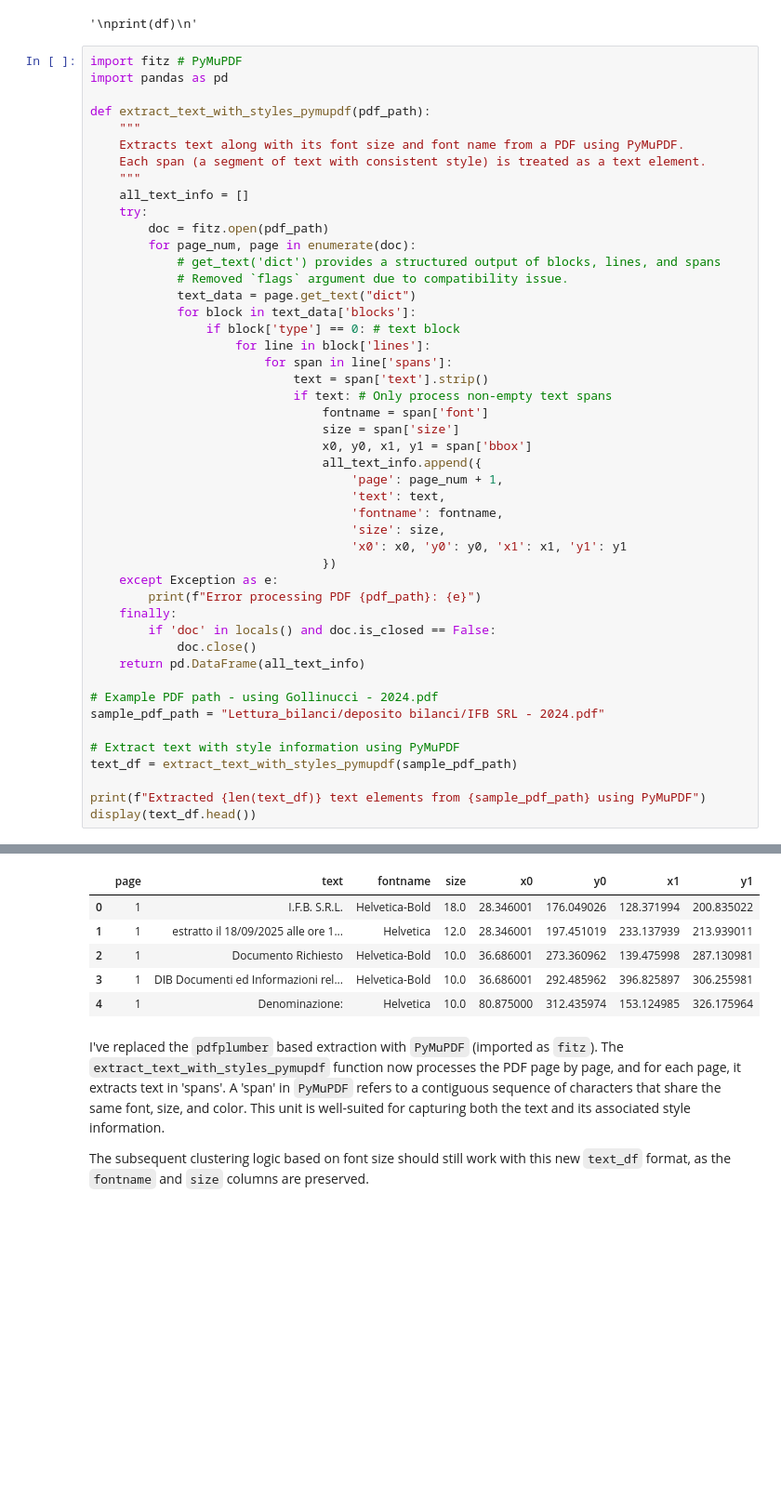
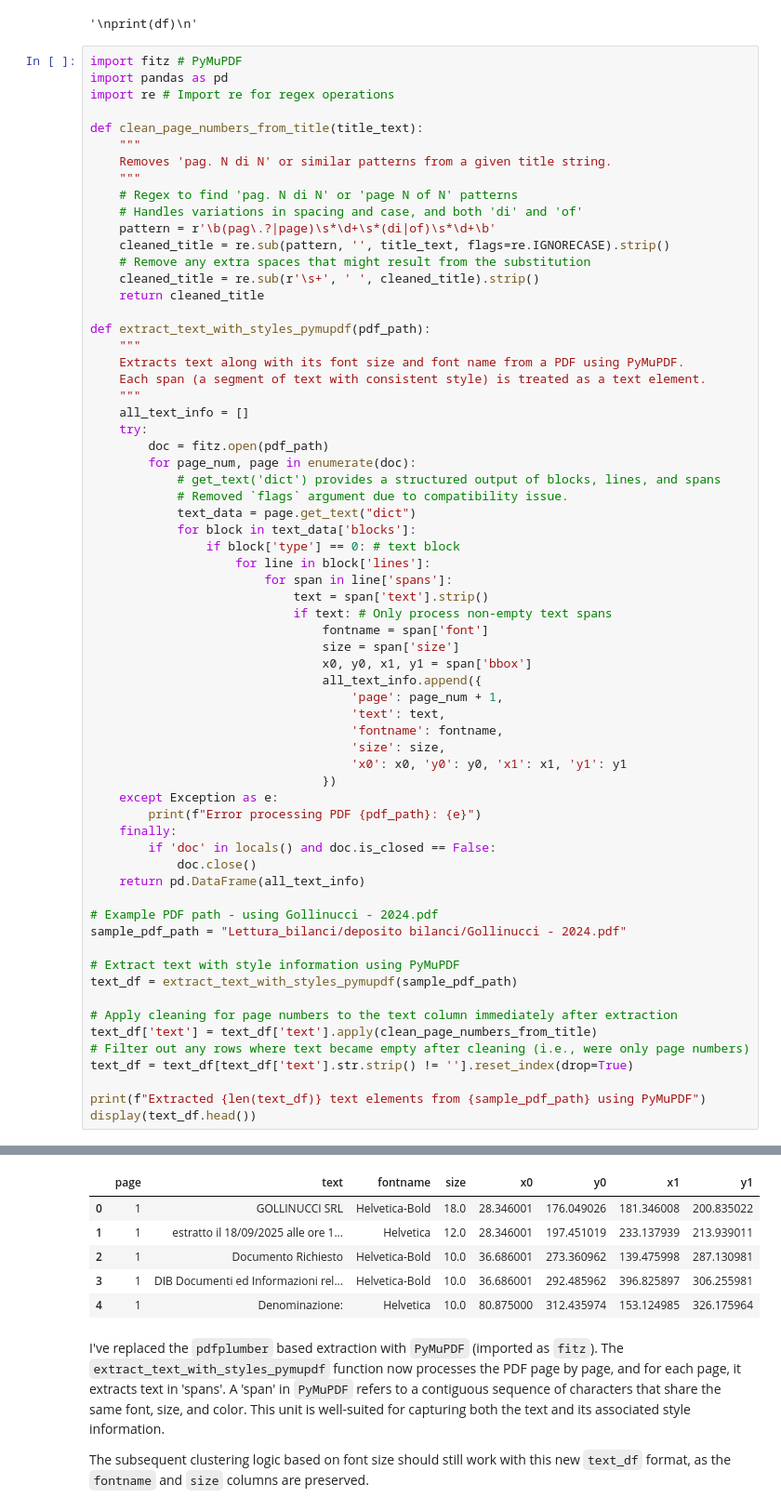
Before and after one commit to Nick97382000/Lettura_bilanci, a Jupyter notebook: Lettura bilanci.ipynb, the cells around one changed output, grey strips where cells are left out. Shown at 93% size. Saved outputs shown, nothing was run; the diff lists cells and outputs as text; blank space fills up the shorter version.

```diff
--- a/Lettura bilanci.ipynb
+++ b/Lettura bilanci.ipynb
@@ -143,6 +143,19 @@ print(df)
 # %%
 import fitz # PyMuPDF
 import pandas as pd
+import re # Import re for regex operations
+
+def clean_page_numbers_from_title(title_text):
+    """
+    Removes 'pag. N di N' or similar patterns from a given title string.
+    """
+    # Regex to find 'pag. N di N' or 'page N of N' patterns
+    # Handles variations in spacing and case, and both 'di' and 'of'
+    pattern = r'\b(pag\.?|page)\s*\d+\s*(di|of)\s*\d+\b'
+    cleaned_title = re.sub(pattern, '', title_text, flags=re.IGNORECASE).strip()
+    # Remove any extra spaces that might result from the substitution
+    cleaned_title = re.sub(r'\s+', ' ', cleaned_title).strip()
+    return cleaned_title
 
 def extract_text_with_styles_pymupdf(pdf_path):
     """
@@ -180,11 +193,16 @@ def extract_text_with_styles_pymupdf(pdf_path):
     return pd.DataFrame(all_text_info)
 
 # Example PDF path - using Gollinucci - 2024.pdf
-sample_pdf_path = "Lettura_bilanci/deposito bilanci/IFB SRL - 2024.pdf"
+sample_pdf_path = "Lettura_bilanci/deposito bilanci/Gollinucci - 2024.pdf"
 
 # Extract text with style information using PyMuPDF
 text_df = extract_text_with_styles_pymupdf(sample_pdf_path)
 
+# Apply cleaning for page numbers to the text column immediately after extraction
+text_df['text'] = text_df['text'].apply(clean_page_numbers_from_title)
+# Filter out any rows where text became empty after cleaning (i.e., were only page numbers)
+text_df = text_df[text_df['text'].str.strip() != ''].reset_index(drop=True)
+
 print(f"Extracted {len(text_df)} text elements from {sample_pdf_path} using PyMuPDF")
 display(text_df.head())
 # %% [output]
@@ -192,5 +210,5 @@ Extracted 1571 text elements from Lettura_bilanci/deposito bilanci/IFB SRL - 202
 |  | page | text | fontname | size | x0 | y0 | x1 | y1 |
-| 0 | 1 | I.F.B. S.R.L. | Helvetica-Bold | 18.0 | 28.346001 | 176.049026 | 128.371994 | 200.835022 |
+| 0 | 1 | GOLLINUCCI SRL | Helvetica-Bold | 18.0 | 28.346001 | 176.049026 | 181.346008 | 200.835022 |
 | 1 | 1 | estratto il 18/09/2025 alle ore 1... | Helvetica | 12.0 | 28.346001 | 197.451019 | 233.137939 | 213.939011 |
 | 2 | 1 | Documento Richiesto | Helvetica-Bold | 10.0 | 36.686001 | 273.360962 | 139.475998 | 287.130981 |
 | 3 | 1 | DIB Documenti ed Informazioni rel... | Helvetica-Bold | 10.0 | 36.686001 | 292.485962 | 396.825897 | 306.255981 |
```
Also changed, not shown: parts of 20 cells of this notebook.
